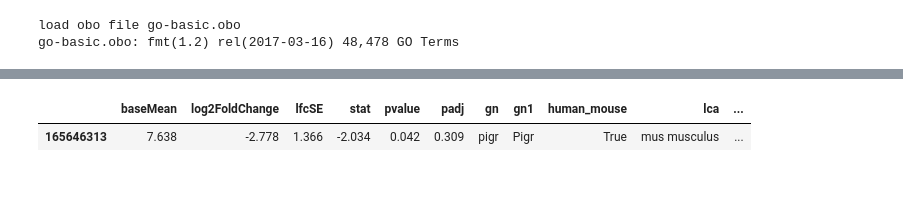
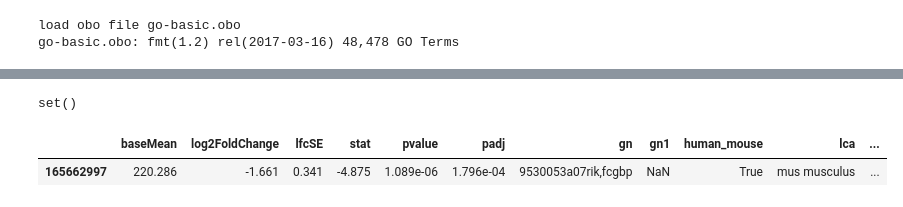
Before and after one commit to fagan2888/CM7_CM1E2d56col_unenr123_rawextract_2017, a Jupyter notebook: scripts/mouse volcano.ipynb, the cells around one changed output, grey strips where cells are left out. Cells and saved outputs as stored; diff of their text form; code cells hidden in the pictures.

```diff
--- a/scripts/mouse volcano.ipynb
+++ b/scripts/mouse volcano.ipynb
@@ -66,7 +121,3 @@ def plot(df_sig, df_insig):
     #ax.legend(loc=2, fontsize='x-large')
     adjust_text(texts, arrowprops=dict(arrowstyle="-", color='k', lw=0.5))
     return plotted_names
-# %%
-s = "hpo,hPo"
-fix_dupe_names = lambda s: ",".join(set(map(str.lower,s.split(",")))) if isinstance(s, str) else None
-fix_dupe_names(s)
@@ -92,0 +175,9 @@ df_sig[df_sig.gn.str.count("pigr")>=1]
+# %%
+pt = 'rag_wt'
+df = pd.read_csv(os.path.join(BASE,"Rag_WT_results_named_annot.csv"), index_col=0)
+df = df[df.human_mouse]
+df.gn = df.gn.apply(fix_dupe_names)
+df['-logp'] = -1*np.log(df.padj)
+df_sig = df[(df.padj<=0.2) & (abs(df.log2FoldChange) >= 1)]
+df_insig = df[~((df.padj<=0.2) & (abs(df.log2FoldChange) >= 1))]
+plotted_names=plot(df_sig, df_insig, pt)
@@ -93,5 +186,11 @@ df_sig[df_sig.gn.str.count("pigr")>=1]
+# %%
+wanted_names = keep_names[pt]
+wanted_names = [rename[name] if name in rename else name for name in wanted_names]
+set(wanted_names) - set(plotted_names)
+# %% [output]
+set()
 # %%
-df[df.gn.str.count('pigr')==1.]
+df[df.gn.str.upper().str.count("FCGBP")>0]
 # %% [output]
 |  | baseMean | log2FoldChange | lfcSE | stat | pvalue | padj | gn | gn1 | human_mouse | lca | ... |
-| 165646313 | 7.638 | -2.778 | 1.366 | -2.034 | 0.042 | 0.309 | pigr | Pigr | True | mus musculus | ... |
+| 165662997 | 220.286 | -1.661 | 0.341 | -4.875 | 1.089e-06 | 1.796e-04 | 9530053a07rik,fcgbp | NaN | True | mus musculus | ... |
```
Also changed, not shown: parts of 17 cells of this notebook.
